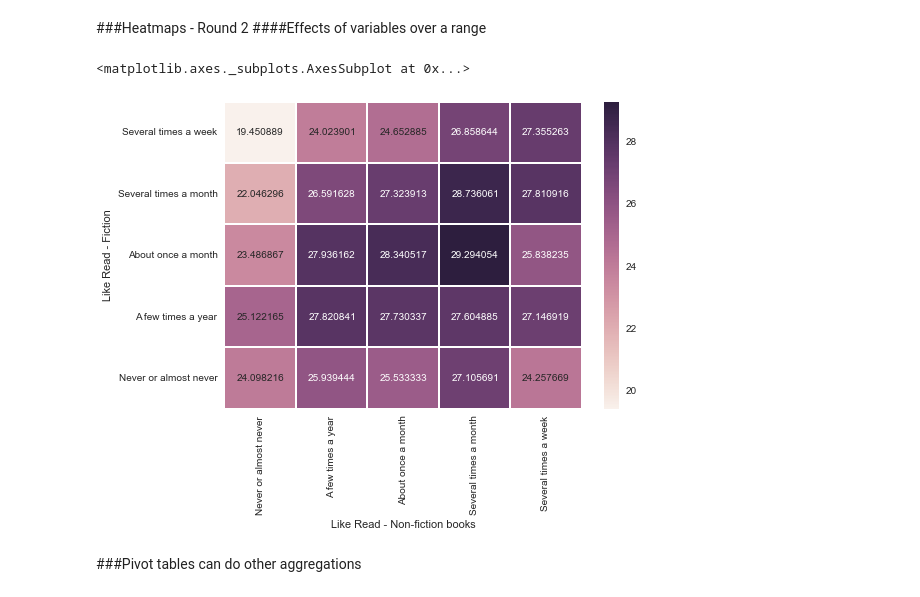
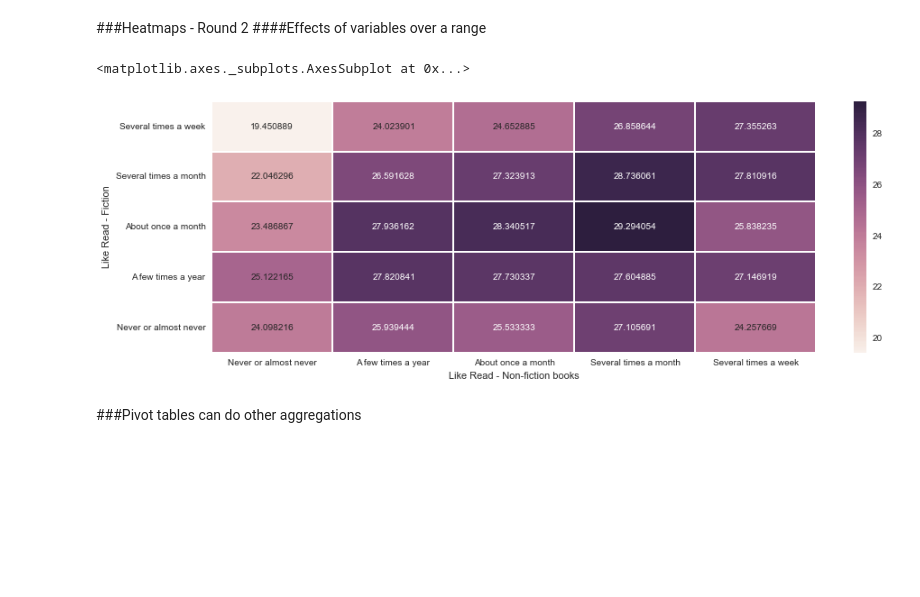
Before and after one commit to dsakagi/odsc-pisa, a Jupyter notebook: PISAMEX.ipynb, the cells around one changed output. Cells and saved outputs as stored; diff of their text form; code cells hidden in the pictures; blank space fills up the shorter version.

```diff
--- a/PISAMEX.ipynb
+++ b/PISAMEX.ipynb
@@ -486,14 +487,15 @@ sns.heatmap(ptable, annot=True, fmt="f")
 # %%
 display_order = [
     u'Never or almost never', u'A few times a year',
     u'About once a month', u'Several times a month',
     u'Several times a week'
 ]
+pylab.figure(figsize=(15,5))
 display_table = ptable[display_order].reindex(reversed(display_order))
 sns.heatmap(display_table, annot=True, fmt="f")
 # %% [output]
 <matplotlib.axes._subplots.AxesSubplot at 0x...>
-[figure, old version]
+[figure, new version]
 # %% [markdown]
 ###Pivot tables can do other aggregations
 # %%
```
Also changed, not shown: parts of 2 cells of this notebook.
